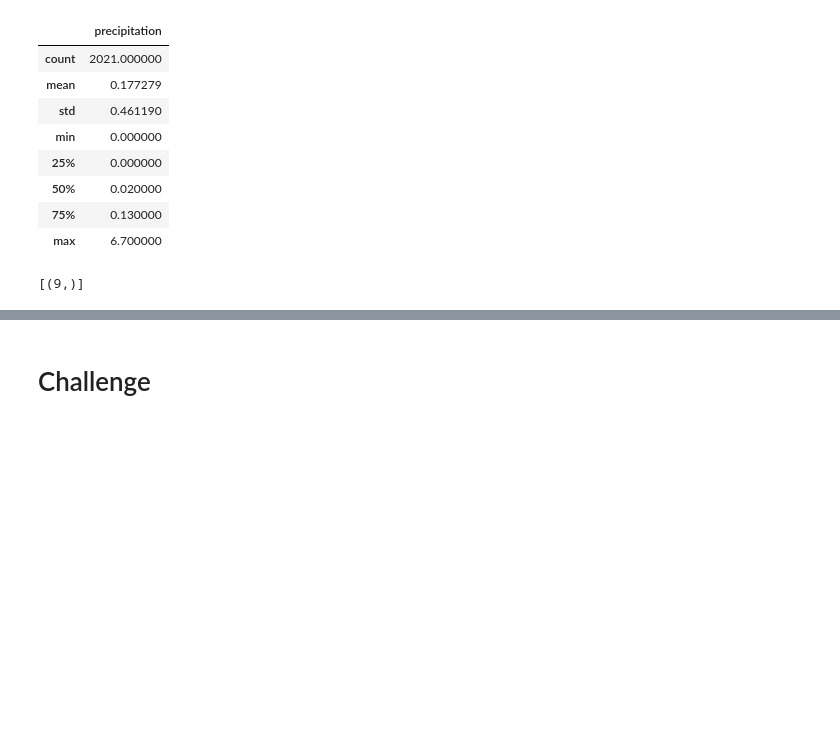
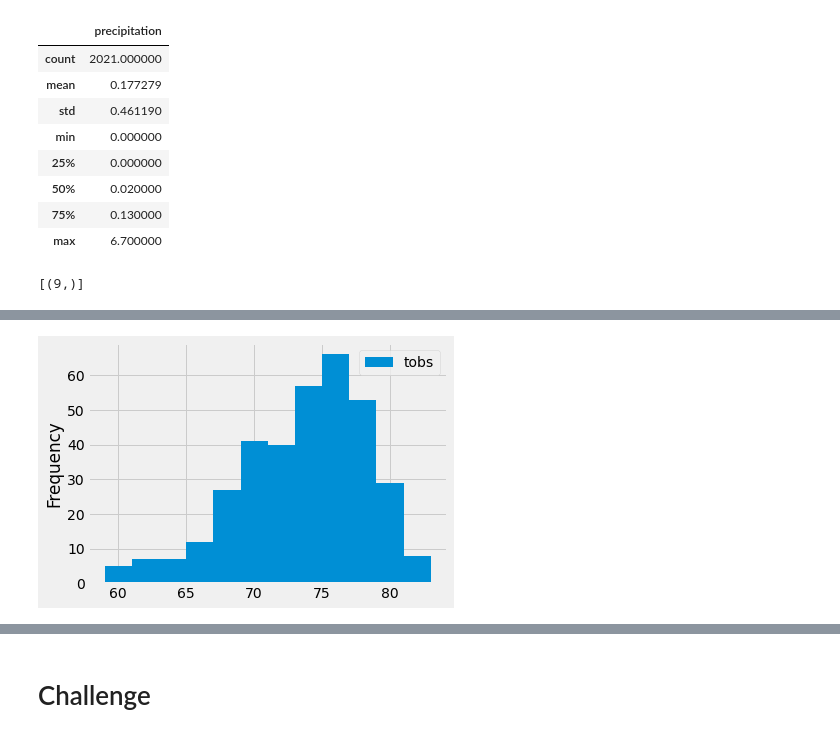
Before and after one commit to jmalauss/surfs_up, a Jupyter notebook: climate_analysis.ipynb, the cells around one changed output, grey strips where cells are left out. Drawn from its saved outputs; the diff is of its cells as text; code cells hidden in the pictures; blank space fills up the shorter version.

```diff
--- a/climate_analysis.ipynb
+++ b/climate_analysis.ipynb
@@ -172,3 +196,15 @@ session.query(Measurement.station, func.count(Measurement.station))
 # %%
 # Choose the station with the highest number of temperature observations.
 # Query the last 12 months of temperature observation data for this station and plot the results as a histogram
+session.query(Measurement.tobs)
+
+# Now filter out all the stations except the most active station with filter(Measurement.station == 'USC00519281')
+results = session.query(Measurement.tobs).\
+filter(Measurement.station == 'USC00519281')
+
+# apply another filter to consider only the most recent year
+results = session.query(Measurement.tobs).\
+filter(Measurement.station == 'USC00519281').\
+filter(Measurement.date >= prev_year).all()
+
+print(results)
@@ -174,0 +213,4 @@ session.query(Measurement.station, func.count(Measurement.station))
+# %%
+# To convert the results to a DataFrame, add the following to your code:
+df = pd.DataFrame(results, columns=['tobs'])
+print(df)
@@ -174,0 +232,6 @@ session.query(Measurement.station, func.count(Measurement.station))
+# %%
+# create histogram to display the temperature observations
+df.plot.hist(bins=12)
+plt.tight_layout()
+# %% [output]
+[figure, added]
```
Also changed, not shown: parts of 6 cells of this notebook, 1 other file.
